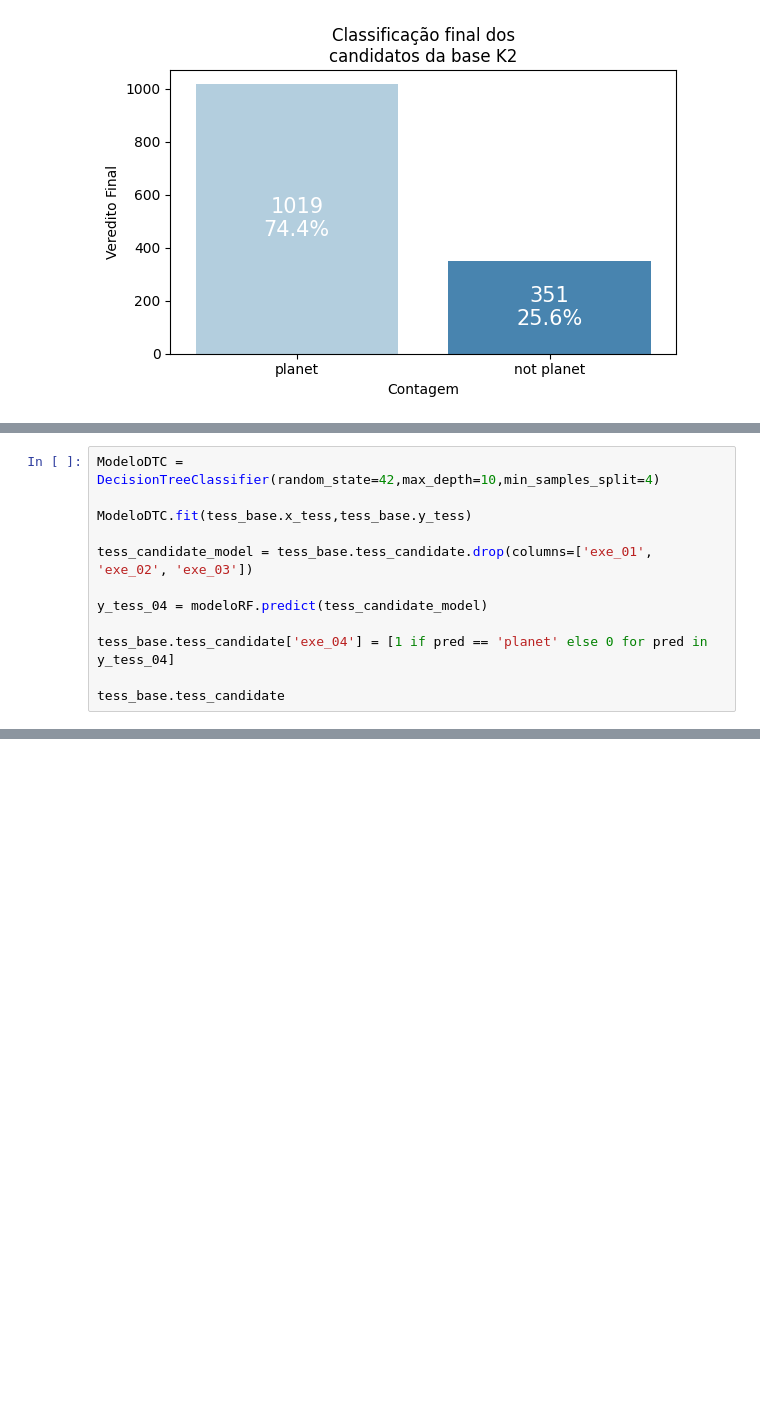
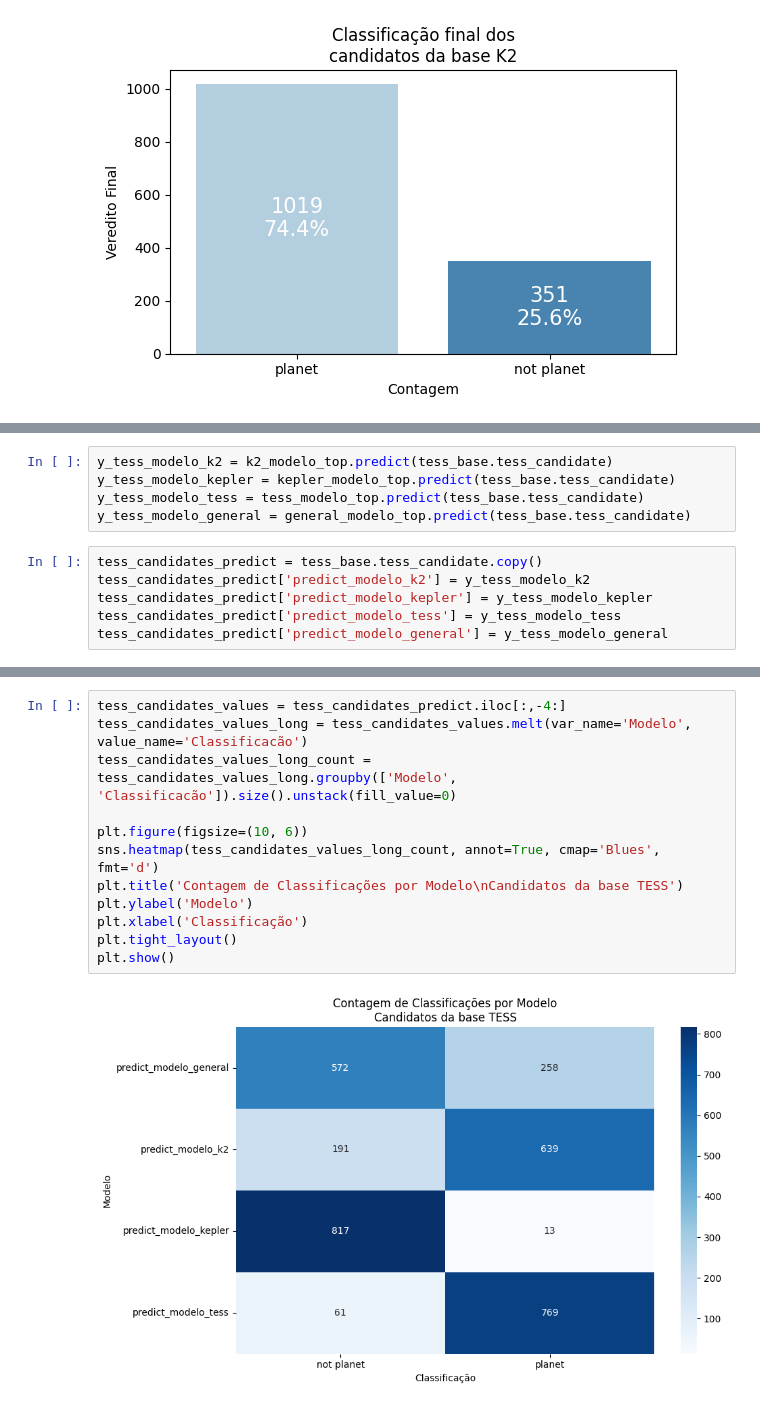
Before and after one commit to jnnastti/EstelarClass, a Jupyter notebook: EstelarClass.ipynb, the cells around one changed output, grey strips where cells are left out. Saved outputs shown, nothing was run; the diff lists cells and outputs as text; blank space fills up the shorter version.

```diff
--- a/EstelarClass.ipynb
+++ b/EstelarClass.ipynb
@@ -2910,12 +2601,0 @@ kepler_base.kepler_candidate
-# %%
-ModeloDTC = DecisionTreeClassifier(random_state=42,max_depth=10,min_samples_split=4)
-
-ModeloDTC.fit(tess_base.x_tess,tess_base.y_tess)
-
-tess_candidate_model = tess_base.tess_candidate.drop(columns=['exe_01', 'exe_02', 'exe_03'])
-
-y_tess_04 = modeloRF.predict(tess_candidate_model)
-
-tess_base.tess_candidate['exe_04'] = [1 if pred == 'planet' else 0 for pred in y_tess_04]
-
-tess_base.tess_candidate
@@ -2935,0 +2719,11 @@ tess_base.tess_candidate
+# %%
+y_tess_modelo_k2 = k2_modelo_top.predict(tess_base.tess_candidate)
+y_tess_modelo_kepler = kepler_modelo_top.predict(tess_base.tess_candidate)
+y_tess_modelo_tess = tess_modelo_top.predict(tess_base.tess_candidate)
+y_tess_modelo_general = general_modelo_top.predict(tess_base.tess_candidate)
+# %%
+tess_candidates_predict = tess_base.tess_candidate.copy()
+tess_candidates_predict['predict_modelo_k2'] = y_tess_modelo_k2
+tess_candidates_predict['predict_modelo_kepler'] = y_tess_modelo_kepler
+tess_candidates_predict['predict_modelo_tess'] = y_tess_modelo_tess
+tess_candidates_predict['predict_modelo_general'] = y_tess_modelo_general
@@ -2935,0 +2774,14 @@ tess_base.tess_candidate
+# %%
+tess_candidates_values = tess_candidates_predict.iloc[:,-4:]
+tess_candidates_values_long = tess_candidates_values.melt(var_name='Modelo', value_name='Classificacão')
+tess_candidates_values_long_count = tess_candidates_values_long.groupby(['Modelo', 'Classificacão']).size().unstack(fill_value=0)
+
+plt.figure(figsize=(10, 6))
+sns.heatmap(tess_candidates_values_long_count, annot=True, cmap='Blues', fmt='d')
+plt.title('Contagem de Classificações por Modelo\nCandidatos da base TESS')
+plt.ylabel('Modelo')
+plt.xlabel('Classificação')
+plt.tight_layout()
+plt.show()
+# %% [output]
+[figure, added]
```
Also changed, not shown: parts of 39 cells of this notebook, 9 other files.
